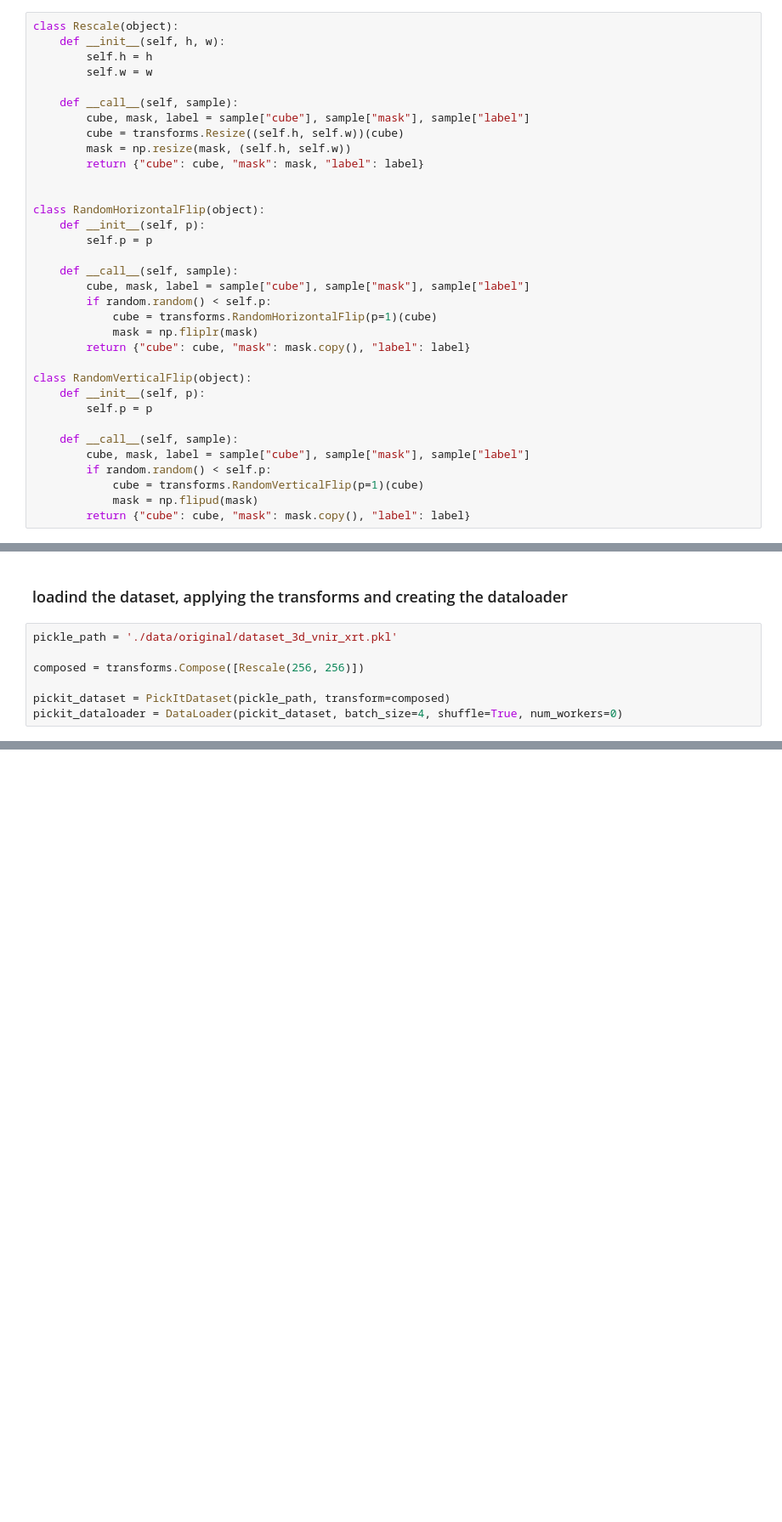
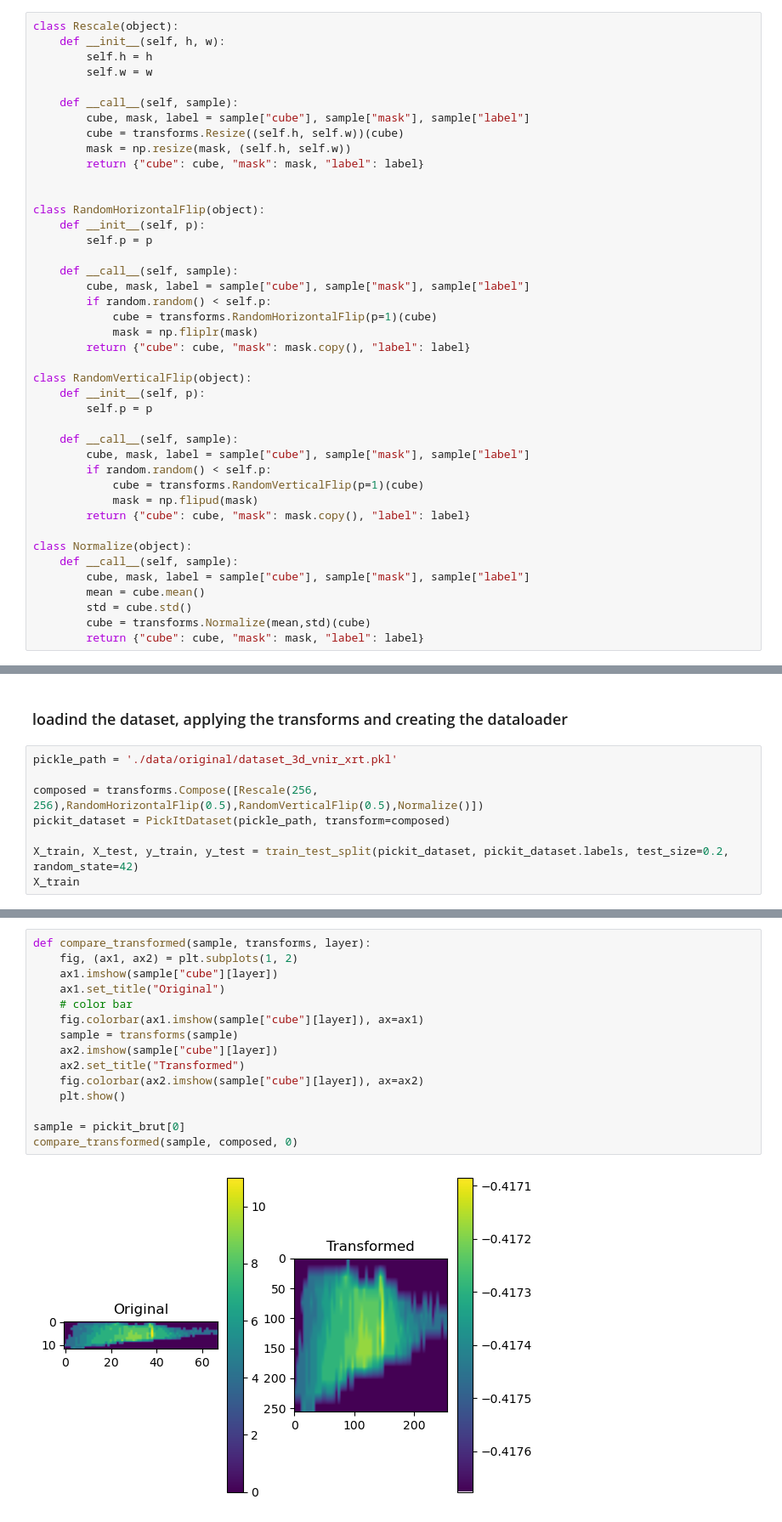
Before and after one commit to lambi702/DL-Pick_it, a Jupyter notebook: pick-it.ipynb, the cells around one changed output, grey strips where cells are left out. Shown at 85% size. Cells and saved outputs as stored; diff of their text form; blank space fills up the shorter version.

```diff
--- a/pick-it.ipynb
+++ b/pick-it.ipynb
@@ -84,3 +86,11 @@ class RandomVerticalFlip(object):
             cube = transforms.RandomVerticalFlip(p=1)(cube)
             mask = np.flipud(mask)
         return {"cube": cube, "mask": mask.copy(), "label": label}
+
+class Normalize(object):
+    def __call__(self, sample):
+        cube, mask, label = sample["cube"], sample["mask"], sample["label"]
+        mean = cube.mean()
+        std = cube.std()
+        cube = transforms.Normalize(mean,std)(cube)
+        return {"cube": cube, "mask": mask, "label": label}
@@ -89,7 +104,8 @@ class RandomVerticalFlip(object):
 # %%
 pickle_path = './data/original/dataset_3d_vnir_xrt.pkl'
 
-composed = transforms.Compose([Rescale(256, 256)])
+composed = transforms.Compose([Rescale(256, 256),RandomHorizontalFlip(0.5),RandomVerticalFlip(0.5),Normalize()])
+pickit_dataset = PickItDataset(pickle_path, transform=composed)
 
-pickit_dataset = PickItDataset(pickle_path, transform=composed)
-pickit_dataloader = DataLoader(pickit_dataset, batch_size=4, shuffle=True, num_workers=0)
+X_train, X_test, y_train, y_test = train_test_split(pickit_dataset, pickit_dataset.labels, test_size=0.2, random_state=42)
+X_train
@@ -96 +130,18 @@ pickit_dataloader = DataLoader(pickit_dataset, batch_size=4, shuffle=True, num_w
+# %%
+def compare_transformed(sample, transforms, layer):
+    fig, (ax1, ax2) = plt.subplots(1, 2)
+    ax1.imshow(sample["cube"][layer])
+    ax1.set_title("Original")
+    # color bar
+    fig.colorbar(ax1.imshow(sample["cube"][layer]), ax=ax1)
+    sample = transforms(sample)
+    ax2.imshow(sample["cube"][layer])
+    ax2.set_title("Transformed")
+    fig.colorbar(ax2.imshow(sample["cube"][layer]), ax=ax2)
+    plt.show()
+
+sample = pickit_brut[0]
+compare_transformed(sample, composed, 0)
+# %% [output]
+[figure, added]
 # %%
```
Also changed, not shown: parts of 4 cells of this notebook.
